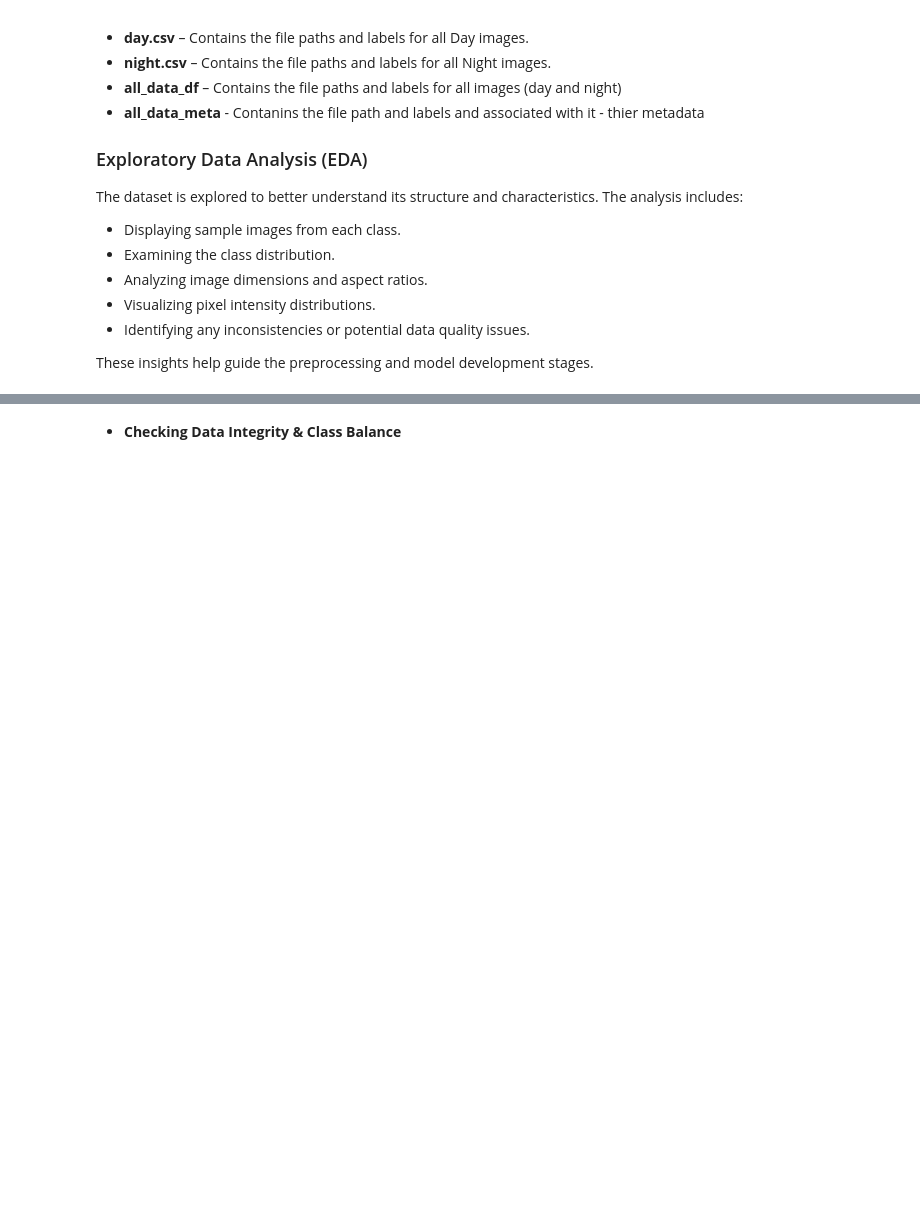
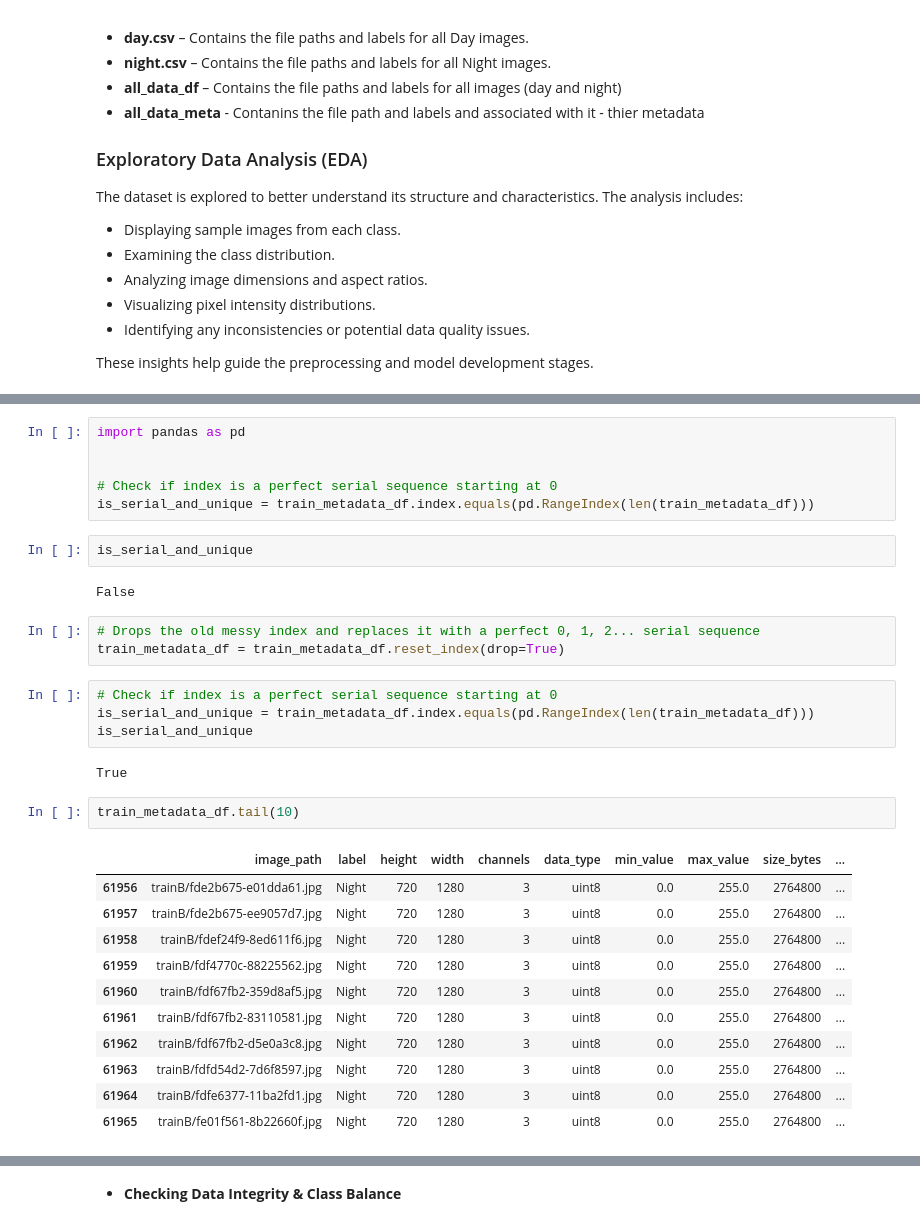
Before and after one commit to gracyy-rm/autonomous-binary-classifier, a Jupyter notebook: notebooks/01-data-understanding-eda.ipynb, the cells around one changed output, grey strips where cells are left out. Drawn from its saved outputs; the diff is of its cells as text; blank space fills up the shorter version.

```diff
--- a/notebooks/01-data-understanding-eda.ipynb
+++ b/notebooks/01-data-understanding-eda.ipynb
@@ -244,0 +232,33 @@ all_meta_df.tail(5)
+# %%
+import pandas as pd
+
+
+# Check if index is a perfect serial sequence starting at 0
+is_serial_and_unique = train_metadata_df.index.equals(pd.RangeIndex(len(train_metadata_df)))
+# %%
+is_serial_and_unique
+# %% [output]
+False
+# %%
+# Drops the old messy index and replaces it with a perfect 0, 1, 2... serial sequence
+train_metadata_df = train_metadata_df.reset_index(drop=True)
+# %%
+# Check if index is a perfect serial sequence starting at 0
+is_serial_and_unique = train_metadata_df.index.equals(pd.RangeIndex(len(train_metadata_df)))
+is_serial_and_unique
+# %% [output]
+True
+# %%
+train_metadata_df.tail(10)
+# %% [output]
+|  | image_path | label | height | width | channels | data_type | min_value | max_value | size_bytes | ... |
+| 61956 | trainB/fde2b675-e01dda61.jpg | Night | 720 | 1280 | 3 | uint8 | 0.0 | 255.0 | 2764800 | ... |
+| 61957 | trainB/fde2b675-ee9057d7.jpg | Night | 720 | 1280 | 3 | uint8 | 0.0 | 255.0 | 2764800 | ... |
+| 61958 | trainB/fdef24f9-8ed611f6.jpg | Night | 720 | 1280 | 3 | uint8 | 0.0 | 255.0 | 2764800 | ... |
+| 61959 | trainB/fdf4770c-88225562.jpg | Night | 720 | 1280 | 3 | uint8 | 0.0 | 255.0 | 2764800 | ... |
+| 61960 | trainB/fdf67fb2-359d8af5.jpg | Night | 720 | 1280 | 3 | uint8 | 0.0 | 255.0 | 2764800 | ... |
+| 61961 | trainB/fdf67fb2-83110581.jpg | Night | 720 | 1280 | 3 | uint8 | 0.0 | 255.0 | 2764800 | ... |
+| 61962 | trainB/fdf67fb2-d5e0a3c8.jpg | Night | 720 | 1280 | 3 | uint8 | 0.0 | 255.0 | 2764800 | ... |
+| 61963 | trainB/fdfd54d2-7d6f8597.jpg | Night | 720 | 1280 | 3 | uint8 | 0.0 | 255.0 | 2764800 | ... |
+| 61964 | trainB/fdfe6377-11ba2fd1.jpg | Night | 720 | 1280 | 3 | uint8 | 0.0 | 255.0 | 2764800 | ... |
+| 61965 | trainB/fe01f561-8b22660f.jpg | Night | 720 | 1280 | 3 | uint8 | 0.0 | 255.0 | 2764800 | ... |
```
Also changed, not shown: parts of 49 cells of this notebook, 9 other files.
